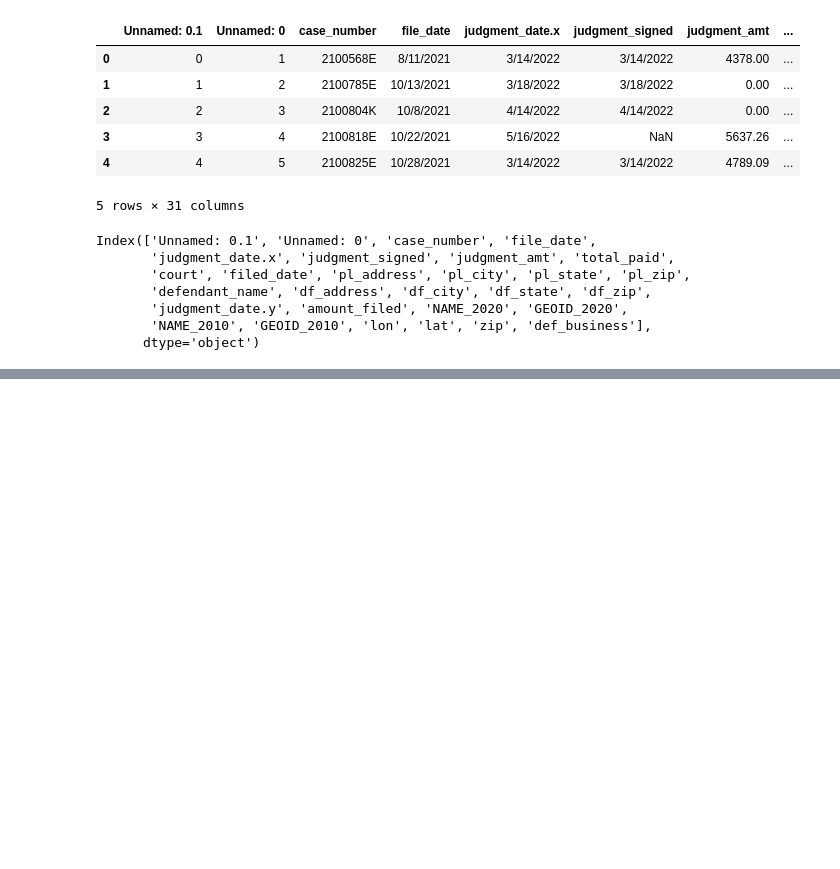
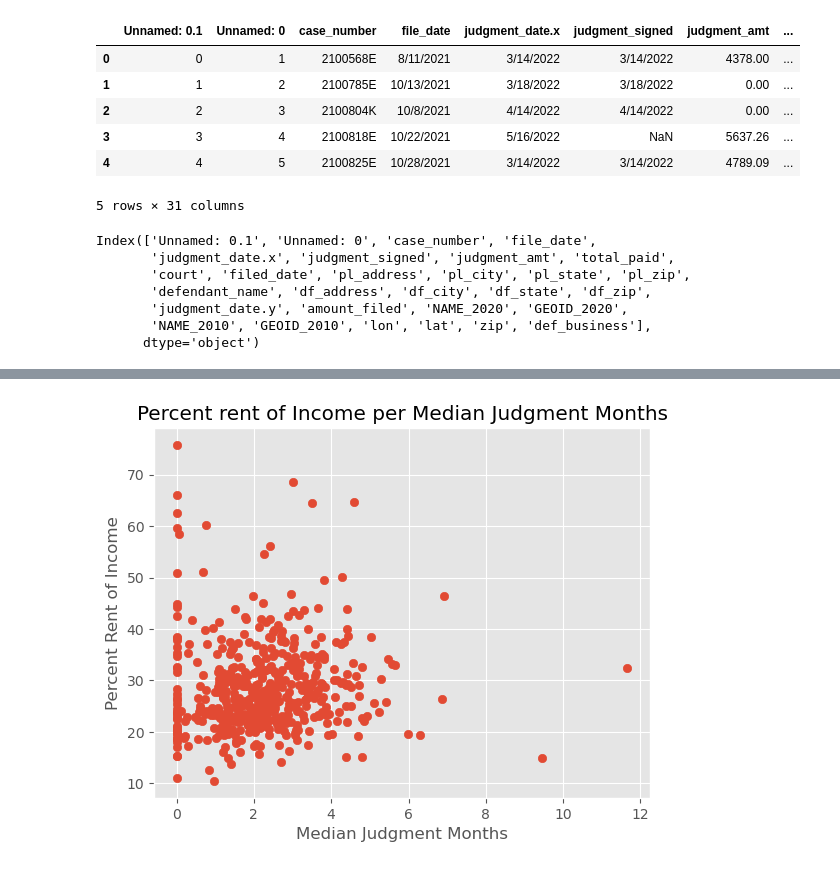
Before and after one commit to cjator/summerREU2023, a Jupyter notebook: evictions project.ipynb, the cells around one changed output, grey strips where cells are left out. Saved outputs shown, nothing was run; the diff lists cells and outputs as text; code cells hidden in the pictures; blank space fills up the shorter version.

```diff
--- a/evictions project.ipynb
+++ b/evictions project.ipynb
@@ -257,0 +446,6 @@ Index(['Unnamed: 0.1', 'Unnamed: 0', 'case_number', 'file_date',
+# %%
+#compare number of months back rent to the percent rent of income
+#brmonths= Geonobus['judgment_amt']/gdfnew["Estimate!!Median contract rent"]
+#merged = pd.merge(
+df=pd.read_csv('tx_tract_jud_geo_median_rent_income.csv')
+df.head()
@@ -257,0 +460,19 @@ Index(['Unnamed: 0.1', 'Unnamed: 0', 'case_number', 'file_date',
+# %%
+#compare number of months back rent to the percent rent of income
+
+
+import matplotlib.pyplot as plt #using matplotlib and np to plot histogram
+import numpy as np
+plt.style.use('ggplot')
+
+plt.scatter(df['Median_Months_Judgment'], df['pct_med_rent_income'])
+
+#adding labels and title
+plt.xlabel("Median Judgment Months")
+plt.ylabel("Percent Rent of Income")
+plt.title('Percent rent of Income per Median Judgment Months')
+
+#showing plot
+plt.show()
+# %% [output]
+[figure, added]
```
Also changed, not shown: parts of 40 cells of this notebook, 4 other files.
